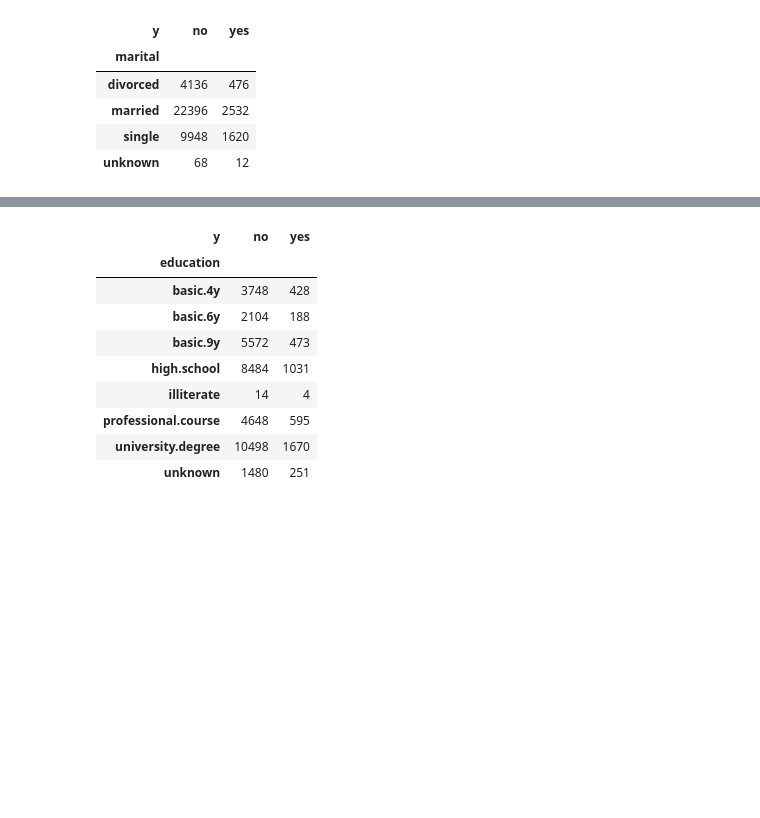
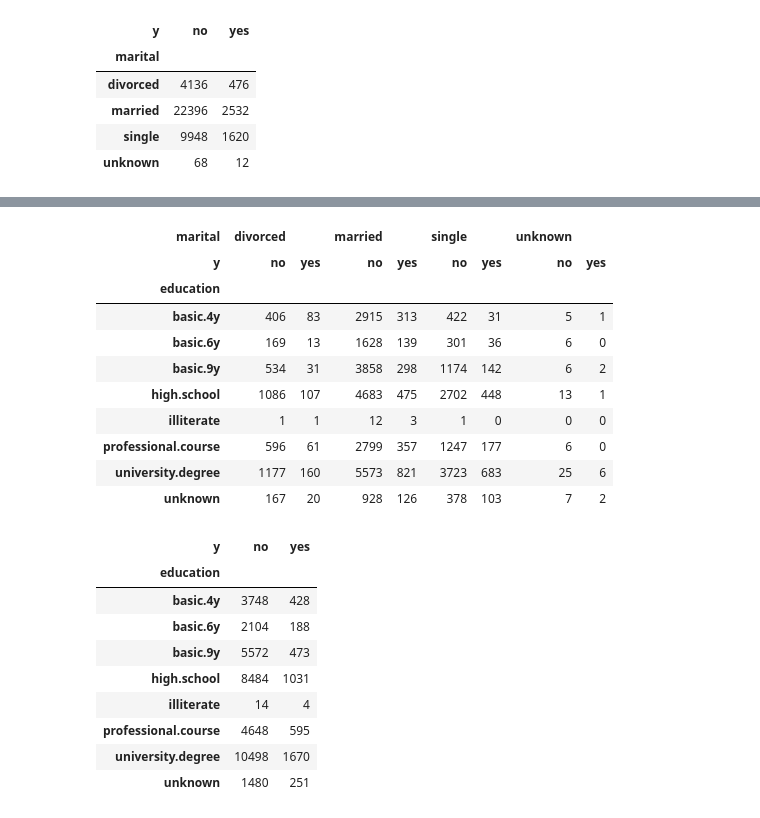
Before and after one commit to AmeeAyco/BANK-DATA-MARKETING-, a Jupyter notebook: MAN_203_S1.ipynb, the cells around one changed output, grey strips where cells are left out. Saved outputs shown, nothing was run; the diff lists cells and outputs as text; code cells hidden in the pictures; blank space fills up the shorter version.

```diff
--- a/MAN_203_S1.ipynb
+++ b/MAN_203_S1.ipynb
@@ -383,3 +534,17 @@ pd.crosstab( df_Bank_Data['marital'],df_Bank_Data['y'])
+# %%
+pd.crosstab( df_Bank_Data['education'], [df_Bank_Data['marital'], df_Bank_Data['y']])
+# %% [output]
+| marital | divorced |  | married |  | single |  | unknown |  |
+| y | no | yes | no | yes | no | yes | no | yes |
+| education |  |  |  |  |  |  |  |  |
+| basic.4y | 406 | 83 | 2915 | 313 | 422 | 31 | 5 | 1 |
+| basic.6y | 169 | 13 | 1628 | 139 | 301 | 36 | 6 | 0 |
+| basic.9y | 534 | 31 | 3858 | 298 | 1174 | 142 | 6 | 2 |
+| high.school | 1086 | 107 | 4683 | 475 | 2702 | 448 | 13 | 1 |
+| illiterate | 1 | 1 | 12 | 3 | 1 | 0 | 0 | 0 |
+| professional.course | 596 | 61 | 2799 | 357 | 1247 | 177 | 6 | 0 |
+| university.degree | 1177 | 160 | 5573 | 821 | 3723 | 683 | 25 | 6 |
+| unknown | 167 | 20 | 928 | 126 | 378 | 103 | 7 | 2 |
 # %%
 pd.crosstab(df_Bank_Data['education'],df_Bank_Data['y'] )
 # %% [output]
```
Also changed, not shown: parts of 51 cells of this notebook.
